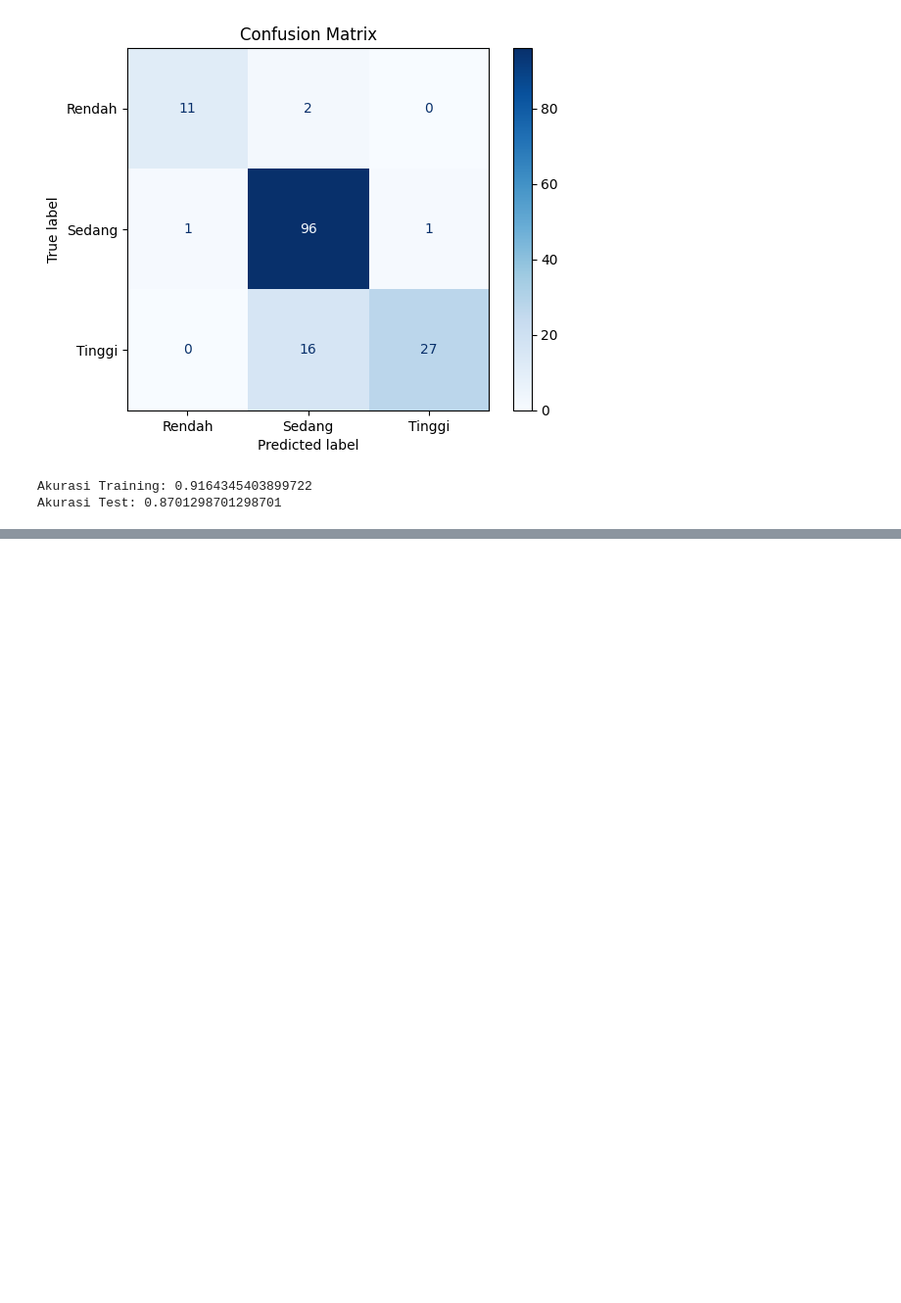
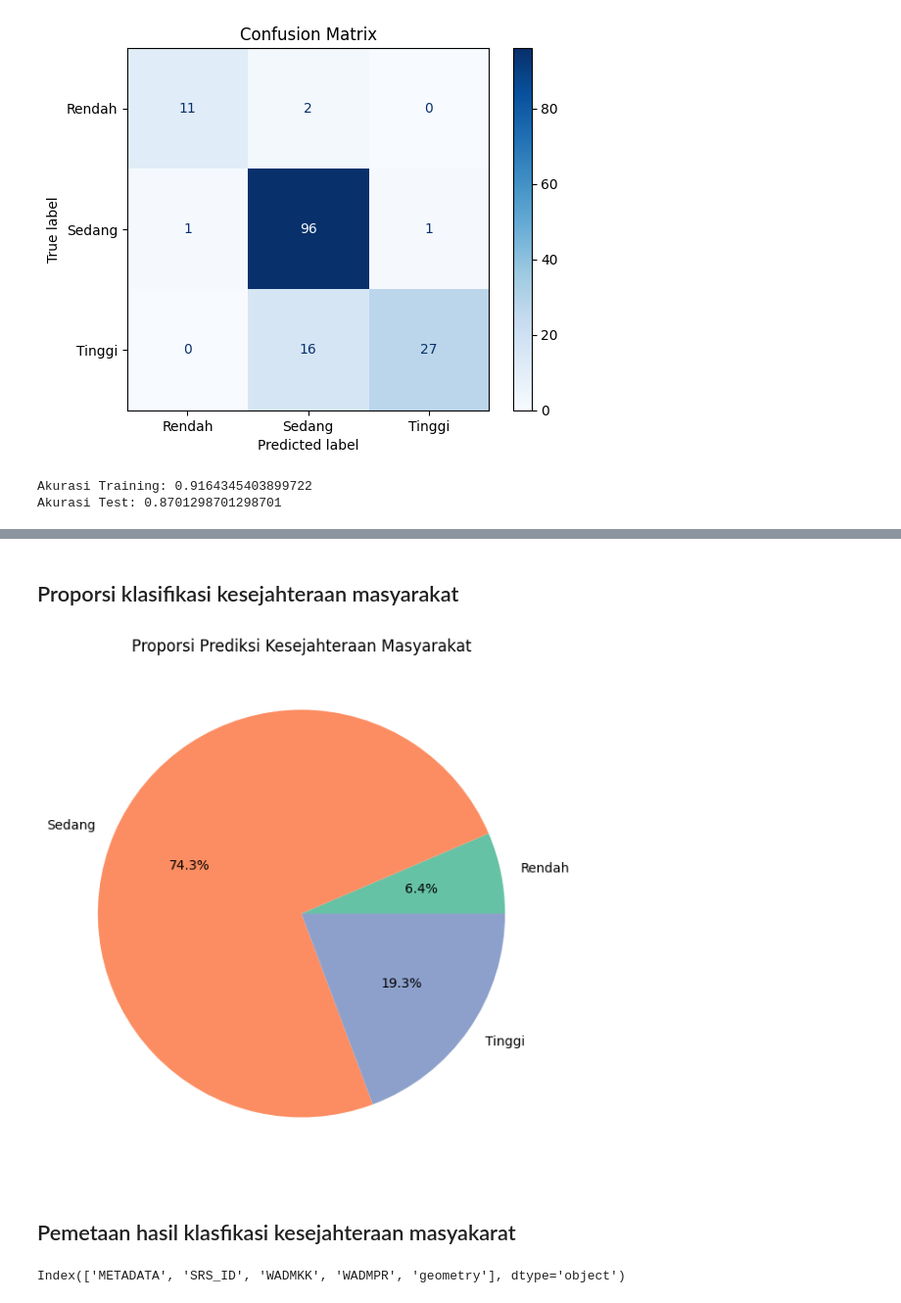
Before and after one commit to panjiarf4/ImBoost, a Jupyter notebook: SML_Project_2.ipynb, the cells around one changed output, grey strips where cells are left out. Shown at 98% size. Saved outputs shown, nothing was run; the diff lists cells and outputs as text; code cells hidden in the pictures; blank space fills up the shorter version.

```diff
--- a/SML_Project_2.ipynb
+++ b/SML_Project_2.ipynb
@@ -711,0 +736,13 @@ print(data_encoded)
+# %% [markdown]
+## Proporsi klasifikasi kesejahteraan masyarakat
+# %%
+# Pie chart
+plt.figure(figsize=(6, 6))
+plt.pie(kategori_counts, labels=kategori_counts.index, autopct='%1.1f%%', colors=sns.color_palette('Set2'))
+plt.title('Proporsi Prediksi Kesejahteraan Masyarakat')
+plt.tight_layout()
+plt.show()
+# %% [output]
+[figure, added]
+# %% [markdown]
+## Pemetaan hasil klasfikasi kesejahteraan masyakarat
@@ -711,0 +754,4 @@ print(data_encoded)
+# %%
+print(gdf.columns)
+# %% [output]
+Index(['METADATA', 'SRS_ID', 'WADMKK', 'WADMPR', 'geometry'], dtype='object')
```
Also changed, not shown: parts of 10 cells of this notebook.
